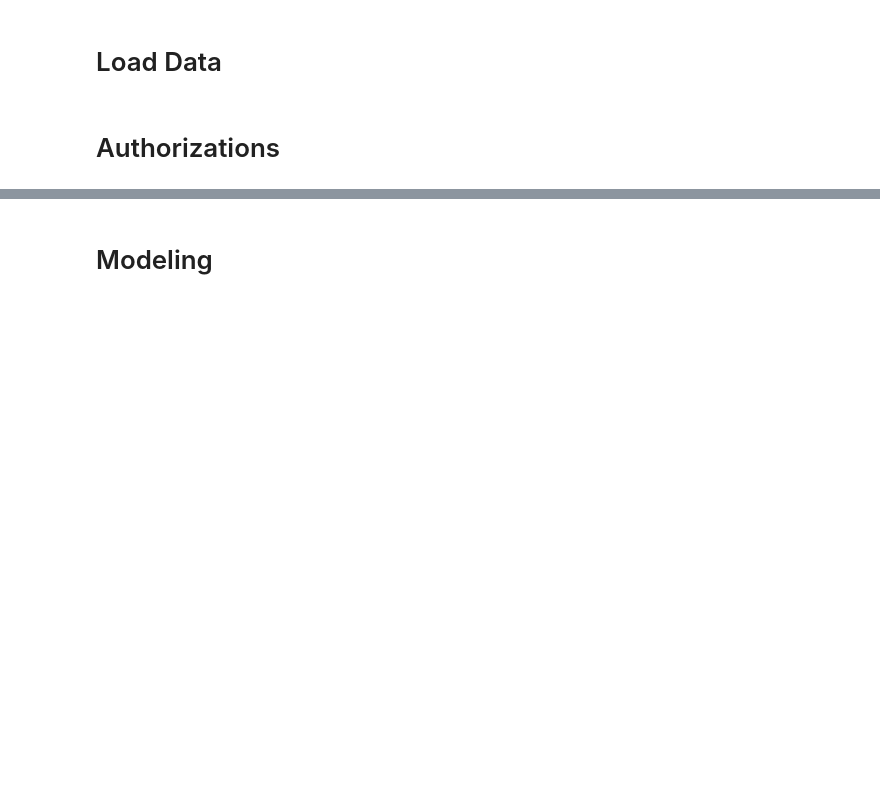
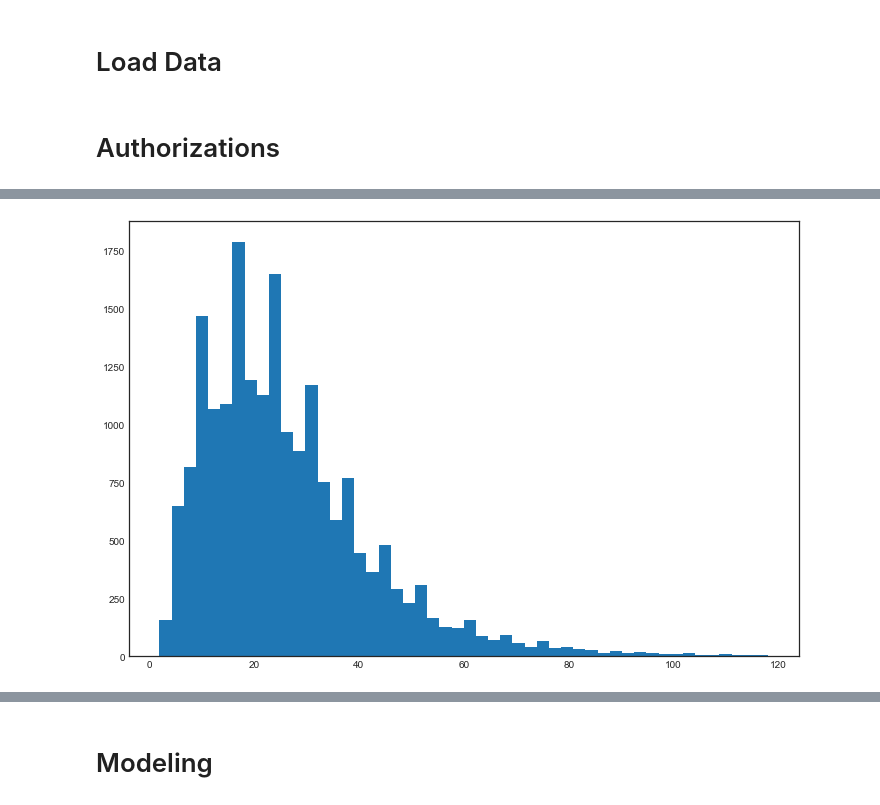
Before and after one commit to cfergusonlee/spooky_author_id, a Jupyter notebook: index.ipynb, the cells around one changed output, grey strips where cells are left out. Drawn from its saved outputs; the diff is of its cells as text; code cells hidden in the pictures; blank space fills up the shorter version.

```diff
--- a/index.ipynb
+++ b/index.ipynb
@@ -69,0 +97,7 @@ Histograms of word counts
+# %%
+train_df['word_count'] = train_df.text.apply(lambda x: len(tb(x).words))
+# %%
+plt.hist(train_df[train_df.word_count<120].word_count, bins=50)
+plt.show()
+# %% [output]
+[figure, added]
```
Also changed, not shown: parts of 10 cells of this notebook.
